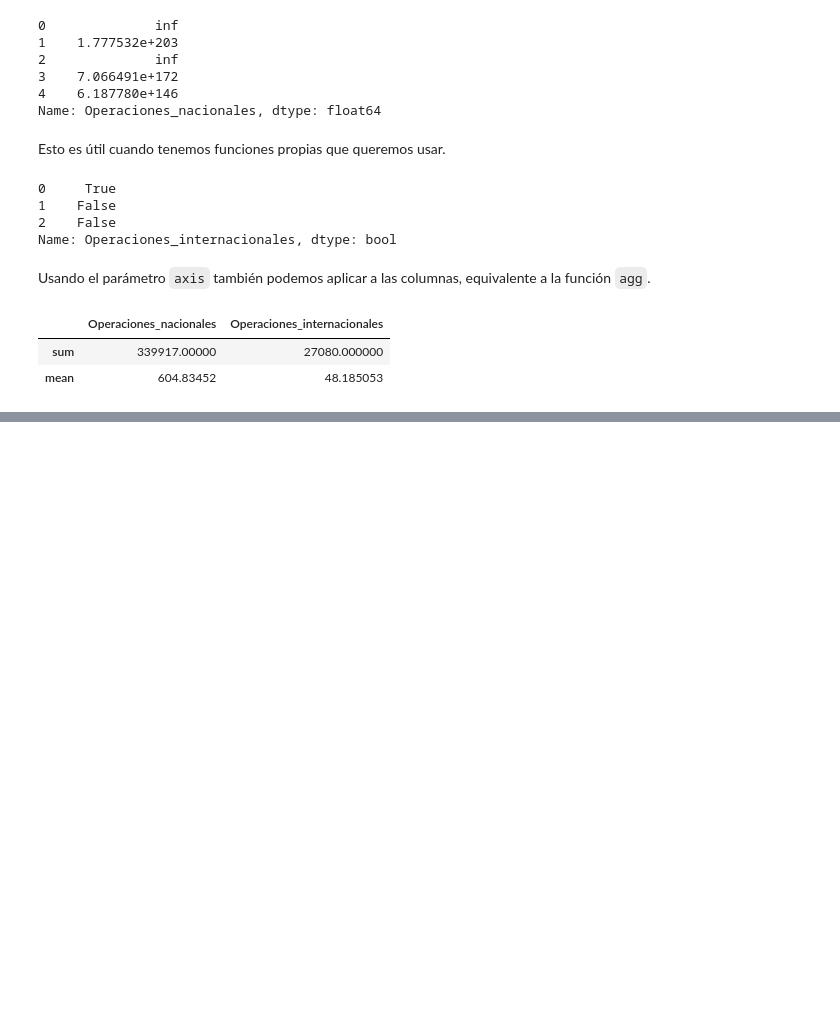
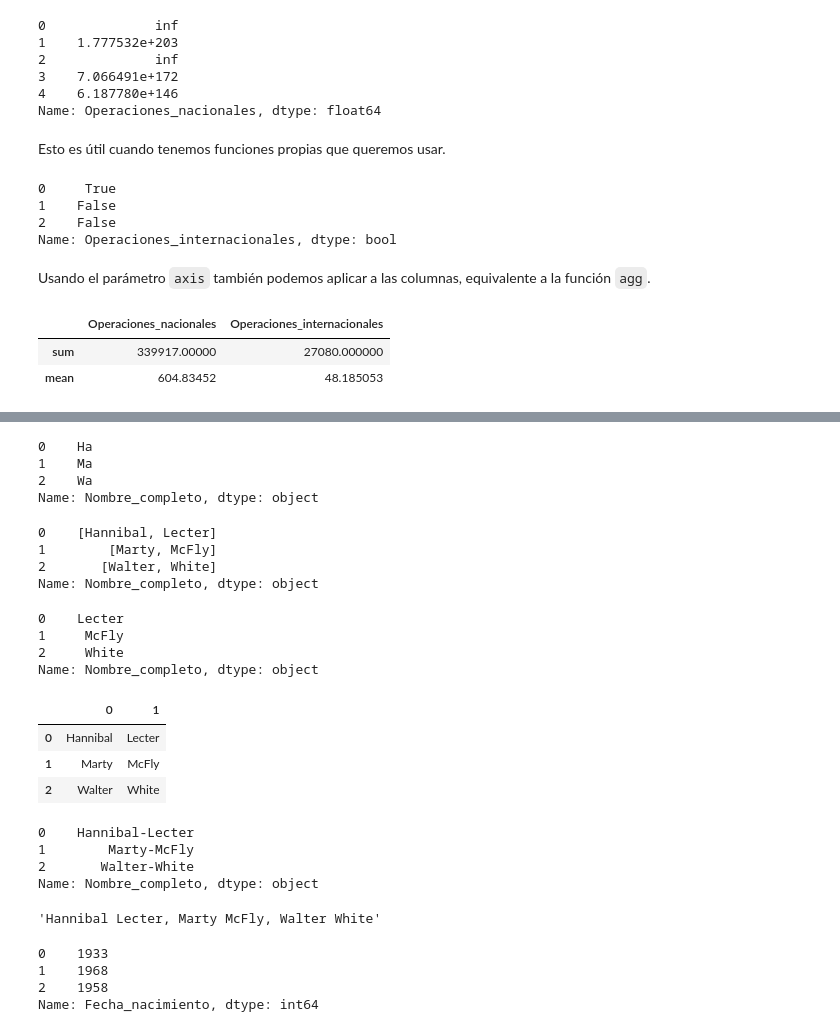
Before and after one commit to eardil/notas_python, a Jupyter notebook: 3_pandas/Pandas_s2.ipynb, the cells around one changed output, grey strips where cells are left out. Cells and saved outputs as stored; diff of their text form; code cells hidden in the pictures; blank space fills up the shorter version.

```diff
--- a/3_pandas/Pandas_s2.ipynb
+++ b/3_pandas/Pandas_s2.ipynb
@@ -786,0 +735,46 @@ ops[['Operaciones_nacionales', 'Operaciones_internacionales']].apply([np.sum, np
+# %%
+datos.Nombre_completo.str[0:2]
+# %% [output]
+0    Ha
+1    Ma
+2    Wa
+Name: Nombre_completo, dtype: object
+# %%
+datos.Nombre_completo.str.split()
+# %% [output]
+0    [Hannibal, Lecter]
+1        [Marty, McFly]
+2       [Walter, White]
+Name: Nombre_completo, dtype: object
+# %%
+datos.Nombre_completo.str.split().str.get(1)
+# %% [output]
+0    Lecter
+1     McFly
+2     White
+Name: Nombre_completo, dtype: object
+# %%
+datos.Nombre_completo.str.split(expand=True)
+# %% [output]
+|  | 0 | 1 |
+| 0 | Hannibal | Lecter |
+| 1 | Marty | McFly |
+| 2 | Walter | White |
+# %%
+datos.Nombre_completo.str.replace(' ', '-')
+# %% [output]
+0    Hannibal-Lecter
+1        Marty-McFly
+2       Walter-White
+Name: Nombre_completo, dtype: object
+# %%
+datos.Nombre_completo.str.cat(sep=', ')
+# %% [output]
+'Hannibal Lecter, Marty McFly, Walter White'
+# %%
+datos.Fecha_nacimiento.dt.year
+# %% [output]
+0    1933
+1    1968
+2    1958
+Name: Fecha_nacimiento, dtype: int64
```
Also changed, not shown: parts of 57 cells of this notebook.
